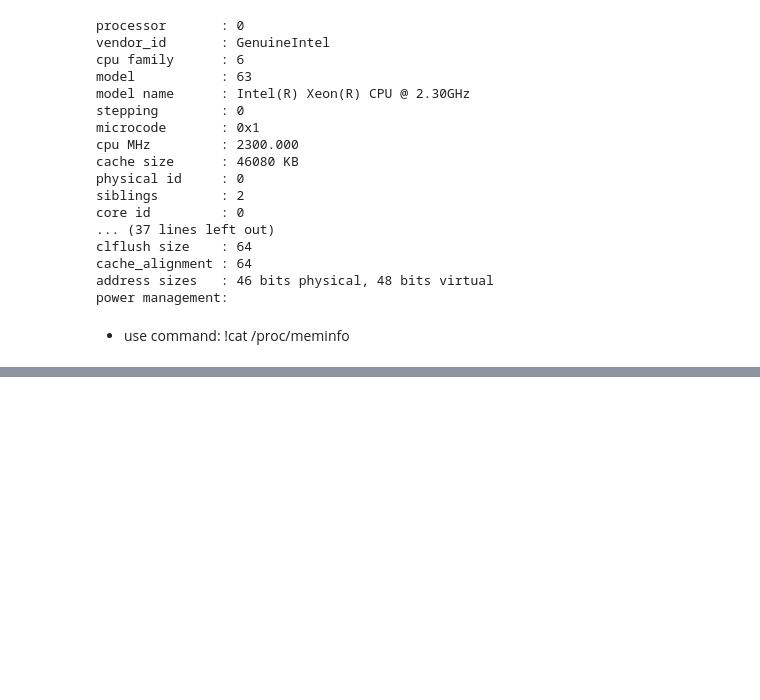
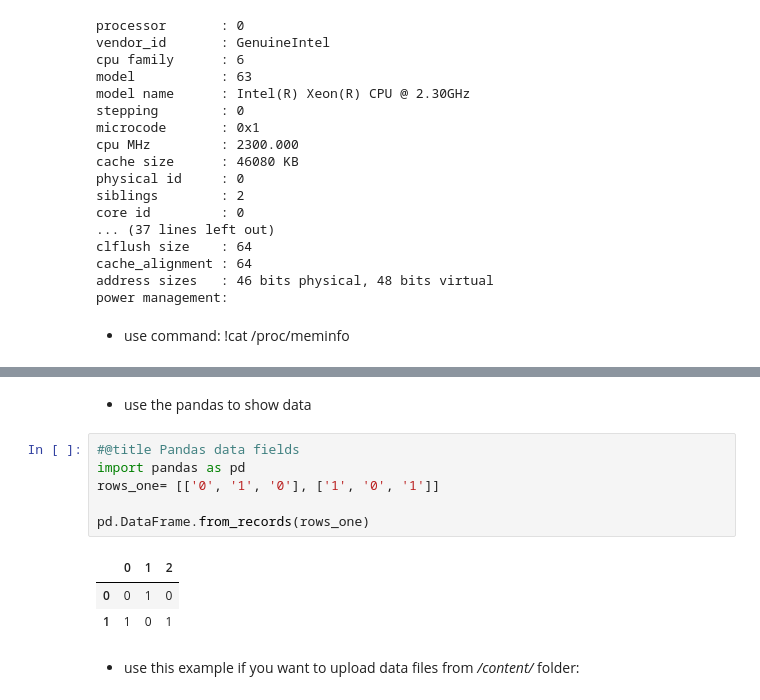
Before and after one commit to catafest/colab_google, a Jupyter notebook: catafest_002.ipynb, the cells around one changed output, grey strips where cells are left out. Drawn from its saved outputs; the diff is of its cells as text; blank space fills up the shorter version.

```diff
--- a/catafest_002.ipynb
+++ b/catafest_002.ipynb
@@ -130,0 +203,14 @@ True
+# %% [markdown]
+*   use the pandas to show data
+# %%
+#@title Pandas data fields
+import pandas as pd
+rows_one= [['0', '1', '0'], ['1', '0', '1']]
+
+pd.DataFrame.from_records(rows_one)
+# %% [output]
+|  | 0 | 1 | 2 |
+| 0 | 0 | 1 | 0 |
+| 1 | 1 | 0 | 1 |
+# %% [markdown]
+*   use this example if you want to upload data files from */content/* folder:
```
Also changed, not shown: parts of 23 cells of this notebook.
